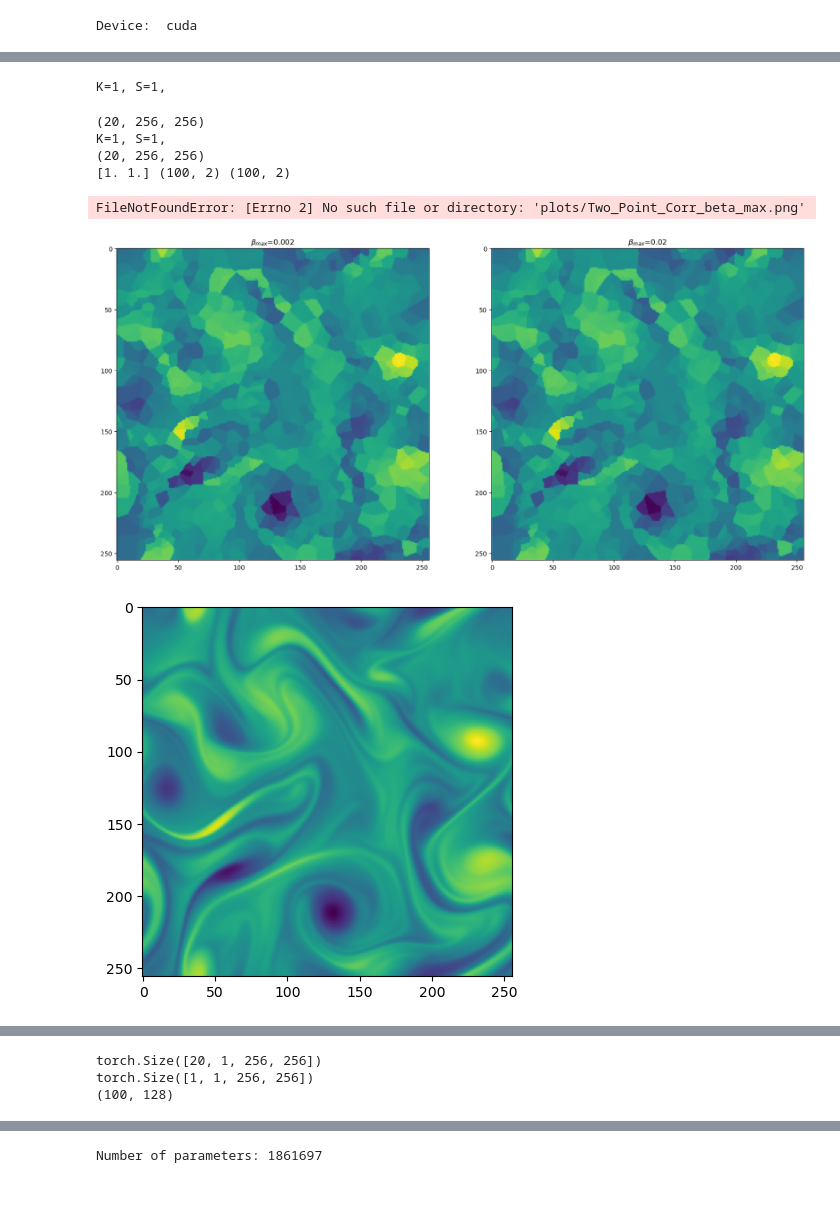
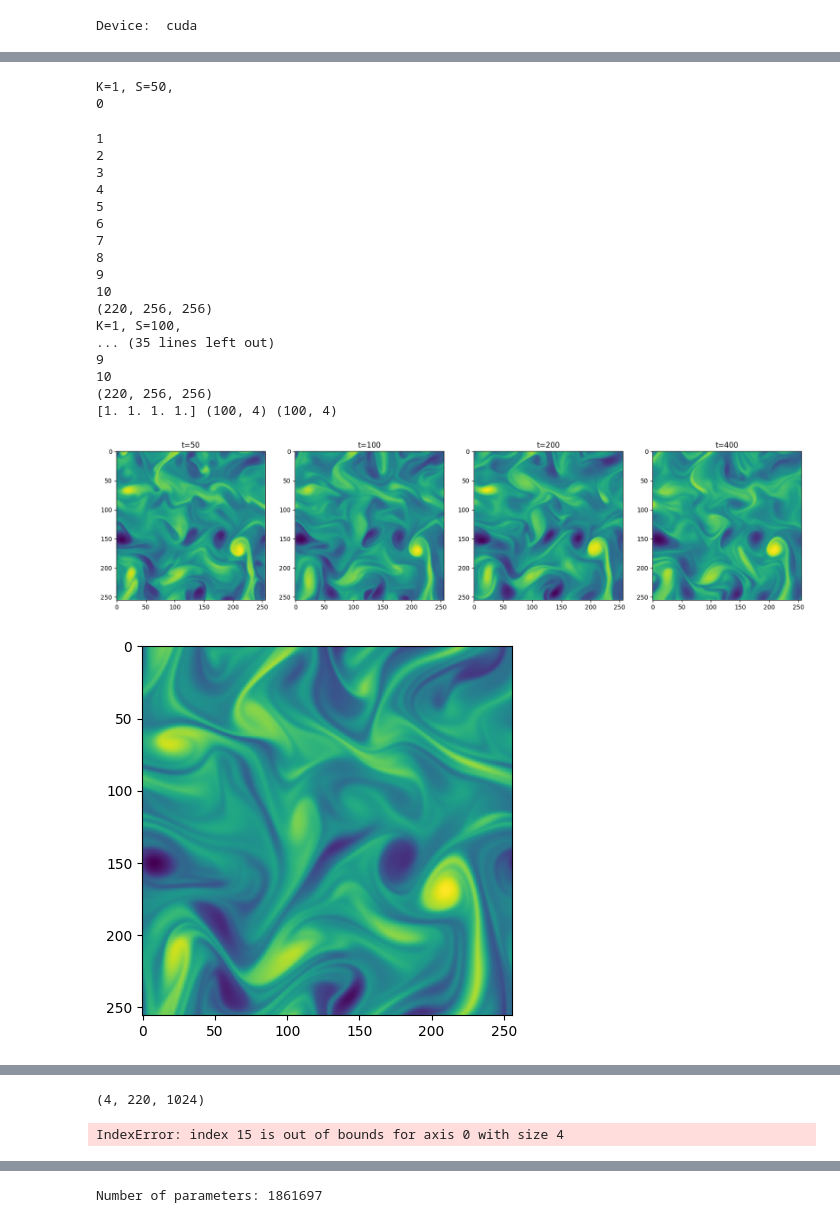
Before and after one commit to baristuran/baris-personal, a Jupyter notebook: data_assimilation.ipynb, the cells around one changed output, grey strips where cells are left out. Saved outputs shown, nothing was run; the diff lists cells and outputs as text; code cells hidden in the pictures; blank space fills up the shorter version.

```diff
--- a/data_assimilation.ipynb
+++ b/data_assimilation.ipynb
@@ -114,8 +114,8 @@ def denoise(guidance, model, K, beta_min = 1e-4, beta_max = 0.02, steps=[1000],
 #Randomly choose a fixed percentage of points from the test snapshot
 percentage = 1.5625
 factor = percentage/100
-start_idx = 200
-end_idx = 220
+start_idx = 100
+end_idx = 320
 N = int(256**2 * factor)
 test_snapshots = test_data[:, start_idx : end_idx]
 nx = np.random.randint(0, 256, (N,))
@@ -139,7 +139,7 @@ interpolated_sparse_measurement = np.array(sparse_measurement_list)
 #Visualize location of selected points and interpolated sparse measurements
 figure,ax = plt.subplots()
 figure2,ax2 = plt.subplots()
-ax.imshow(test_snapshots[0,5])
+ax.imshow(test_snapshots[0,0])
 mask = np.zeros((256, 256))
 mask[nx, ny] = 1
 ax.scatter(xx*mask, yy*mask, s=1, c="black", alpha=0.5)
@@ -151,5 +151,5 @@ figure.savefig("Enforcement_Line.png", dpi=400)
 figure2.savefig("Enforcement_Line_Upscaled.png", dpi=400)
 #Choose one of the four trajectories
 trajectory = 3
-sparse_measurement = torch.tensor(interpolated_sparse_measurement[trajectory],  dtype=torch.float32).unsqueeze(1).to(device)
+#sparse_measurement = torch.tensor(interpolated_sparse_measurement[trajectory],  dtype=torch.float32).unsqueeze(1).to(device)
 # %% [output]
@@ -162,7 +162,7 @@ class NumpyDataset(Dataset):
         # Reshape the data to create individual samples
         self.data = data.reshape(-1, 256, 256)
         # Normalize the data to [-1, 1]
-        self.data = 2 * (self.data - np.min(self.data)) / (np.max(self.data) - np.min(self.data)) - 1
+        #self.data = 2 * (self.data - np.min(self.data)) / (np.max(self.data) - np.min(self.data)) - 1
     def __len__(self):
         return len(self.data)
 
@@ -170,20 +170,19 @@ class NumpyDataset(Dataset):
         image = self.data[idx]
         image = np.expand_dims(image, axis=0)  # Add channel dimension
         return torch.tensor(image, dtype=torch.float32)
-
 guidance_dataset = NumpyDataset(interpolated_sparse_measurement[trajectory].squeeze())
-
 # Select 10% of the dataset
-guidance_dataloader = DataLoader(guidance_dataset, batch_size=10, shuffle=False)
+guidance_dataloader = DataLoader(guidance_dataset, batch_size=20, shuffle=False)
 # %%
 def denoise_dataloader(guidance_dataloader, model, K, beta_max = 0.02, steps=[1000], output_freq=10):
     images = []
-    for guidance in guidance_dataloader:
+    for i, guidance in enumerate(guidance_dataloader):
+        print(i)
         guidance = torch.tensor(guidance).to(device)
-        generated_image = denoise(guidance, model, K=K, beta_max=beta_max, steps=steps, output_freq=output_freq).squeeze().detach().cpu().numpy()
+        generated_image = denoise(guidance, model, K=K, beta_max=beta_max, steps=steps, output_freq=output_freq).reshape(-1,256,256).detach().cpu().numpy()
         images.append(generated_image)
     images = np.concatenate(images, axis=0)
     return images
 
-generates_samples = denoise_dataloader(guidance_dataloader, model, K=1, steps=[10])
-plt.imshow(generates_samples[0])
+#generates_samples = denoise_dataloader(guidance_dataloader, model, K=1, steps=[10])
+#plt.imshow(generates_samples[0])
@@ -256,9 +252,9 @@ def parametric(K,S, beta_max):
     ax_gt.imshow(test_snapshots[trajectory, 5])
     return np.array(two_point_corr_list), np.array(energy_spetrum_list), np.array(pdf_list), np.array(bins_list), legend, independent_var
 
-S = [1]
+S = [50, 100, 200, 400]
 K = [1]
-beta_max = [0.002, 0.02]
+beta_max = [0.002]
 
 path = "/home/baris/Documents/DDSim/baris-personal/sparse/"
 
@@ -272,7 +268,7 @@ axis4.set_yscale("log")
 
 #Compute statistical quantities for ground turth
 nyquist, wave_numbers, spectrum_ground_truth = compute_tke_spectrum(test_snapshots[trajectory,5], 1,1)
-_, _, spectrum_sparse = compute_tke_spectrum(sparse_measurement[5].squeeze().detach().cpu().numpy(), 1,1)
+#_, _, spectrum_sparse = compute_tke_spectrum(sparse_measurement[5].squeeze().detach().cpu().numpy(), 1,1)
 nyquist = int(nyquist/(2*np.pi))
 pdf_ground_truth, bins_gt = np.histogram(test_snapshots[trajectory].flatten(), bins=100)
 bins = bins.T
@@ -287,38 +283,51 @@ two_point_corr_ground_truth = two_point_corr(test_snapshots[trajectory], axis=-2
 
 #Two point correlation
 axis3.plot(two_point_corr_ground_truth.T, "--")
 axis3.plot(two_point_corr_array.T)
 axis3.set_xlabel(r"$r/\Delta x$")
 axis3.set_ylabel(r"$R_{\omega\omega}(r)/R(0)$")
 figure3.legend(legend, loc="upper right")
 
 #spectrum
 axis4.plot(np.arange(0,nyquist).astype(np.int16), spectrum_ground_truth.T[:nyquist], "--")
 #axis4.plot(np.arange(0,nyquist).astype(np.int16), spectrum_sparse.T[:nyquist])
 axis4.plot(np.arange(0,nyquist).astype(np.int16), spectrum_generated_image.T[:nyquist])
 axis4.set_xlabel(r"$k$")
 axis4.set_ylabel(r"$E_{\omega}$")
 #axis4.plot(wave_numbers[5:40]/(2*np.pi), 8e-2 * wave_numbers[5:40]**(-2/3))
 figure4.legend(legend, loc="upper right")
 
 #Pdf
 axis.plot((bins_gt[1:] + bins_gt[:-1])/2, pdf_ground_truth, "--")
 axis.plot((bins[1:] + bins[:-1])/2, pdf)
 figure.legend(legend, loc="upper right")
 axis.set_xlabel(r"$\omega$")
 axis.set_ylabel(r"$pdf(\omega)$")
 print(np.sum(pdf*dx_generated, axis=0), (bins[1:] + bins[:-1]).shape, pdf.shape)
 
 dpi=400
 figure3.savefig("plots/Two_Point_Corr_" + independent_var + ".png", dpi=dpi)
 figure4.savefig("plots/Spectrum_" + independent_var + ".png", dpi=dpi)
 figure.savefig("plots/PDF_" + independent_var + ".png", dpi=dpi)
 # %% [output]
-K=1, S=1,
+K=1, S=50,
+0
-(20, 256, 256)
-K=1, S=1,
-(20, 256, 256)
-[1. 1.] (100, 2) (100, 2)
+1
+2
+3
+4
+5
+6
+7
+8
+9
+10
+(220, 256, 256)
+K=1, S=100,
+... (35 lines left out)
+9
+10
+(220, 256, 256)
+[1. 1. 1. 1.] (100, 4) (100, 4)
-FileNotFoundError: [Errno 2] No such file or directory: 'plots/Two_Point_Corr_beta_max.png'
-[figure, old version]
+[figure, new version]
-[figure, old version]
+[figure, new version]
@@ -343,9 +356,8 @@ for i in range(n):
 enforced_measurements = np.array(enforced_measurements)
 print(enforced_measurements.shape)
 # %% [output]
-torch.Size([20, 1, 256, 256])
-torch.Size([1, 1, 256, 256])
-(100, 128)
+(4, 220, 1024)
+IndexError: index 15 is out of bounds for axis 0 with size 4
 # %%
 
 from matplotlib.lines import Line2D
```
Also changed, not shown: parts of 7 cells of this notebook, 1 other file.
